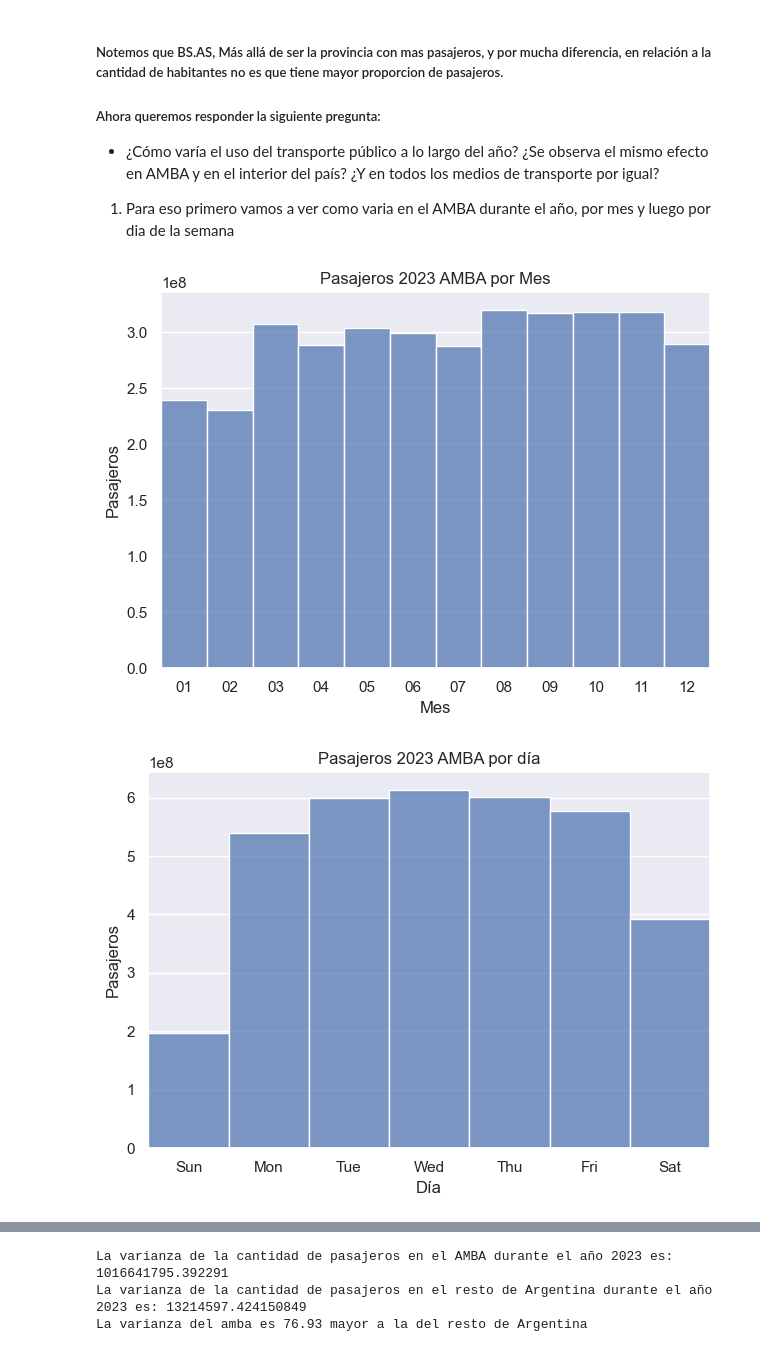
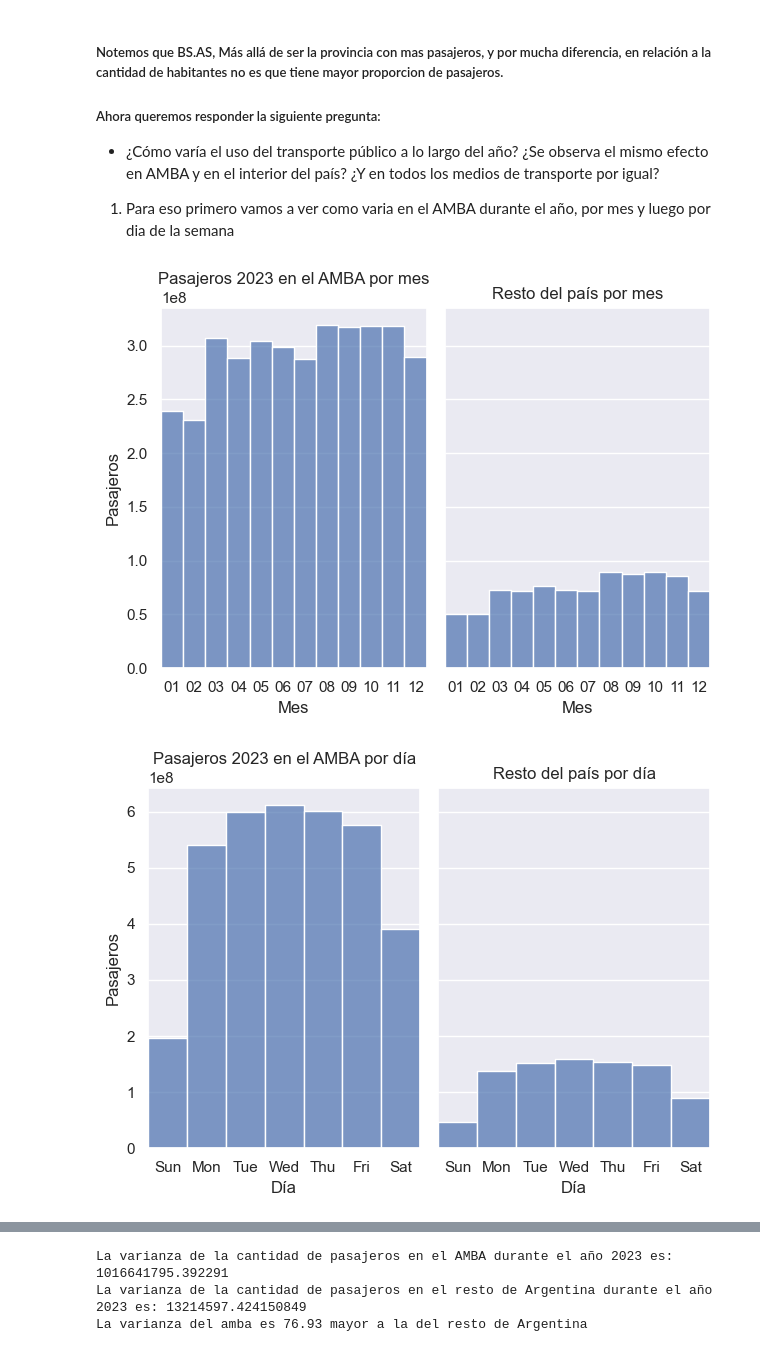
Before and after one commit to corrideluca/sube-2023, a Jupyter notebook: tp.ipynb, the cells around one changed output, grey strips where cells are left out. Cells and saved outputs as stored; diff of their text form; code cells hidden in the pictures.

Commit message:
Modifico los histogramas para poder comparar tanto amba como no amba

```diff
--- a/tp.ipynb
+++ b/tp.ipynb
@@ -66,7 +73,7 @@ assert datos['fecha_ordinal'].drop_duplicates().count() == 365
 ![image.png](embedded-picture-1)
 # %%
 #Creamos un nuevo data frame con los valores a trabajar solicitados.
-datos_filtrados = datos[(datos['AMBA'] == 'SI') & (datos['DATO_PRELIMINAR'] == "NO")]
+datos_filtrados = datos[datos['DATO_PRELIMINAR'] == "NO"]
 # %%
 datos_filtrados.head()
 # %% [output]
@@ -79,12 +86,18 @@ datos_filtrados.head()
 # %%
 #Seleccionamos las columnas correspondientes a visualizar.
 column_order  = ['DIA_TRANSPORTE', 'fecha_dia', 'fecha_mes', 'fecha_ordinal', 'JURISDICCION', 'LINEA', 'CANTIDAD', 'TIPO_TRANSPORTE']
-datos_filtrados = datos_filtrados[column_order]
+datos_amba = datos_filtrados[datos['AMBA'] == 'SI'][column_order]
+
+# me guardo los datos totales por que me van a servir para mas adelante
+datos_totales = datos_filtrados[column_order + ['AMBA']] # estos contiene todos los datos (amba y no amba)
 # %%
 #Renombramos las columnas correspondientes y colocamos el formato correcto.
-datos_filtrados = datos_filtrados.rename(columns = {"DIA_TRANSPORTE" : "fecha", "CANTIDAD" : "pasajeros"})
+datos_totales = datos_filtrados.rename(columns = {"DIA_TRANSPORTE" : "fecha", "CANTIDAD" : "pasajeros"})
+datos_amba = datos_amba.rename(columns = {"DIA_TRANSPORTE" : "fecha", "CANTIDAD" : "pasajeros"})
+
 #Renombramos las columnas en un formato que sea minúsculas
-datos_amba = datos_filtrados.rename(columns = str.lower)
+datos_amba = datos_amba.rename(columns = str.lower)
+datos_totales = datos_totales.rename(columns = str.lower)
 # %%
 #Visualizamos lo pedido
 datos_amba.head()
@@ -208,9 +221,15 @@ plt.show() # ((( No somos antipatria, no aparecen las malvinas por cuestiones de
  * ¿Cómo varía el uso del transporte público a lo largo del año? ¿Se observa el mismo efecto en AMBA y en el interior del país? ¿Y en todos los medios de transporte por igual?
 1. Para eso primero vamos a ver como varia en el AMBA durante el año, por mes y luego por dia de la semana
 # %%
-so.Plot(datos_amba, x="fecha_mes", y="pasajeros").add(so.Bars(), so.Agg("sum")).label(title="Pasajeros 2023 AMBA por Mes", x="Mes", y="Pasajeros").show()
-so.Plot(datos_amba, x="fecha_dia", y="pasajeros").add(so.Bars(), so.Agg("sum")).label(title="Pasajeros 2023 AMBA por día", x="Día", y="Pasajeros").show()
+def titulo(amba, tiempo):
+    title = "Pasajeros 2023"
+    if (amba == "SI"):
+        return f"{title} en el AMBA por {tiempo}"
+    return f"Resto del país por {tiempo}"
+
+so.Plot(datos_totales, x="fecha_mes", y="pasajeros").add(so.Bars(), so.Agg("sum")).label(x="Mes", y="Pasajeros").facet("amba").label(title=lambda x: titulo(x, "mes")).show()
+so.Plot(datos_totales, x="fecha_dia", y="pasajeros").add(so.Bars(), so.Agg("sum")).label(x="Día", y="Pasajeros").facet("amba").label(title=lambda x: titulo(x, "día")).show()
 # %% [output]
-[figure, old version]
+[figure, new version]
-[figure, old version]
+[figure, new version]
 # %% [markdown]
```
Also changed, not shown: parts of 18 cells of this notebook.
